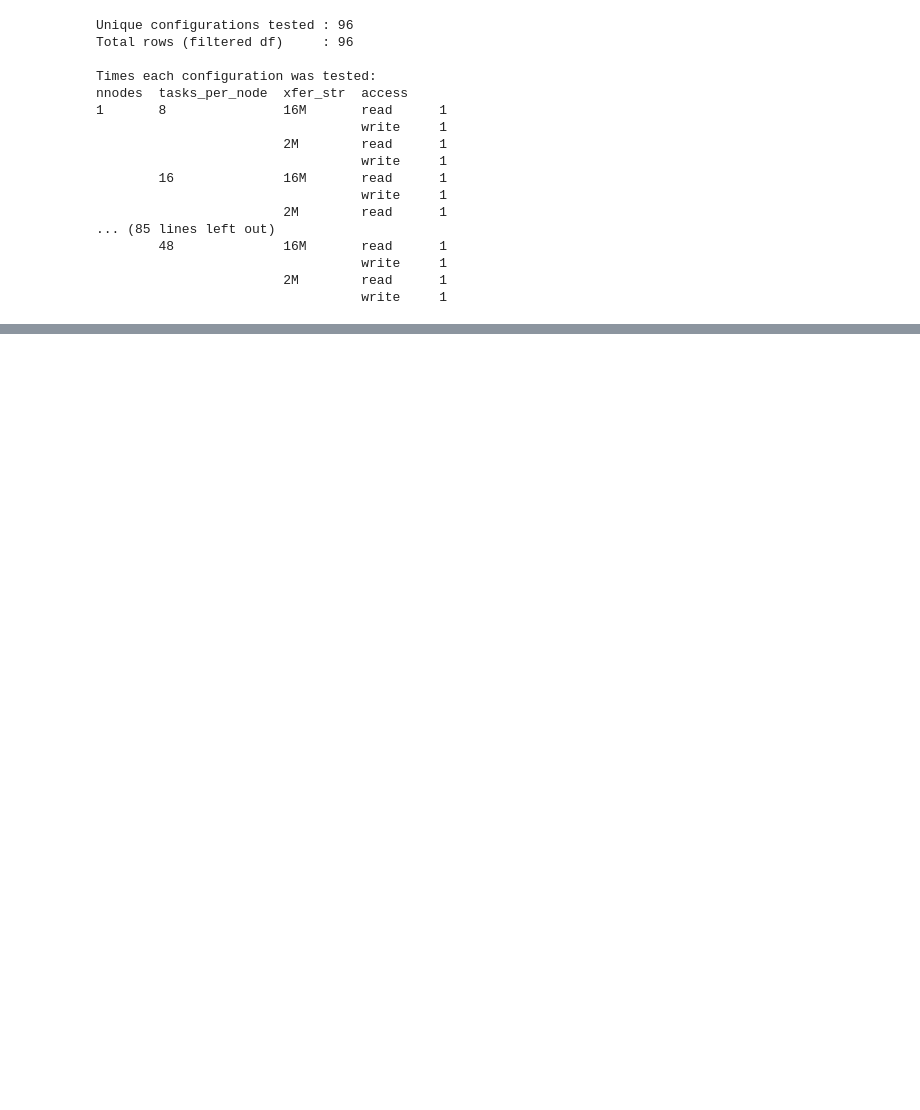
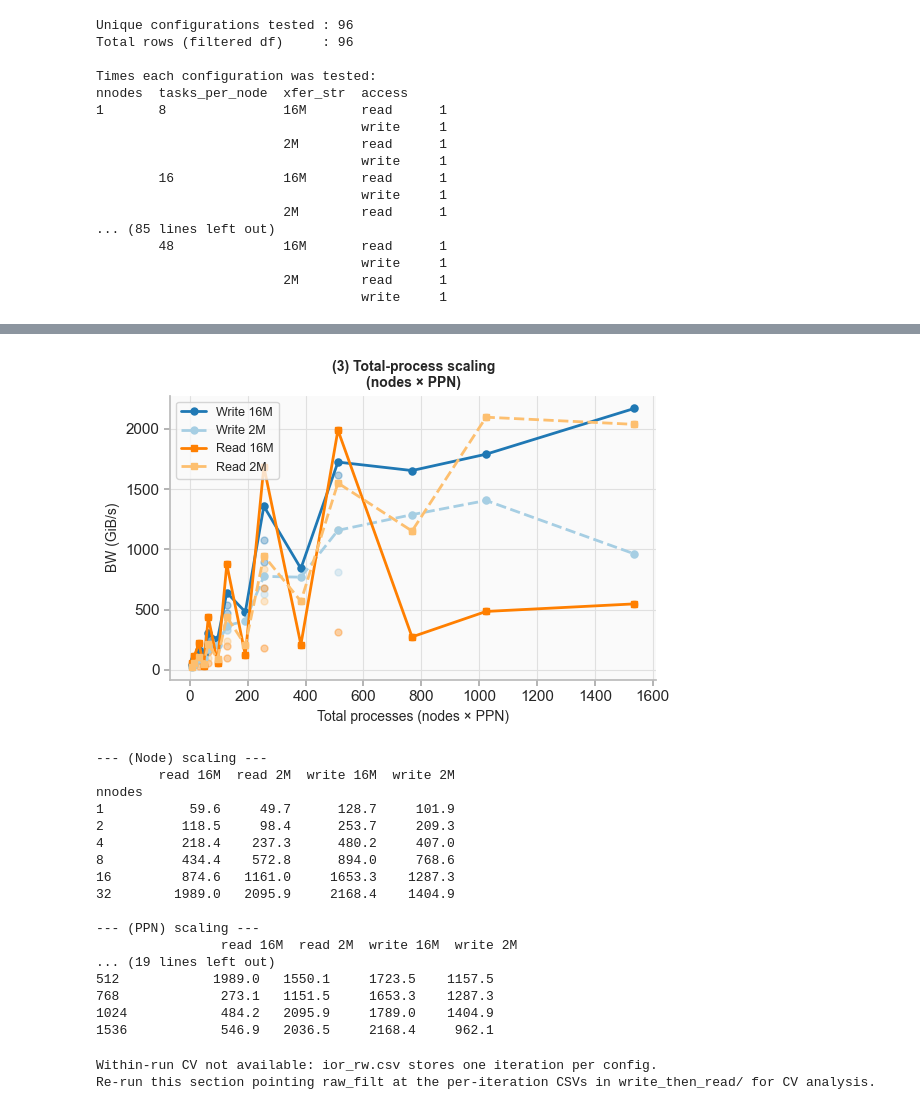
Before and after one commit to cissieAB/pdsw26_daos-bench, a Jupyter notebook: results/aurora/ior/ior_rw_bw.ipynb, the cells around one changed output, grey strips where cells are left out. Saved outputs shown, nothing was run; the diff lists cells and outputs as text; code cells hidden in the pictures; blank space fills up the shorter version.

```diff
--- a/results/aurora/ior/ior_rw_bw.ipynb
+++ b/results/aurora/ior/ior_rw_bw.ipynb
@@ -136,0 +305,79 @@ plt.show()
+# %%
+# ── Figure 2: total-process scaling ───────────────────────────────────────────
+fig2, ax2 = plt.subplots(figsize=(6, 4))
+
+for (access, xfer), style in series_styles.items():
+    sub = s_all[(s_all["access"] == access) & (s_all["xfer_str"] == xfer)]
+    tp  = sub.groupby("total_procs")["mean_bw"].max().reset_index().sort_values("total_procs")
+    ax2.scatter(sub["total_procs"], sub["mean_bw"],
+                color=style["color"], alpha=0.35, s=25)
+    ax2.plot(tp["total_procs"], tp["mean_bw"],
+             color=style["color"], linestyle=style["linestyle"],
+             marker=style["marker"], markersize=5, label=style["label"])
+
+ax2.set_xlabel("Total processes (nodes × PPN)")
+ax2.set_ylabel("BW (GiB/s)")
+ax2.set_title("(3) Total-process scaling\n(nodes × PPN)", fontsize=10, fontweight="bold")
+ax2.legend(fontsize=9)
+ax2.tick_params(axis="both", length=4, color="#aaaaaa")
+for sp in ax2.spines.values():
+    sp.set_color("#bbbbbb")
+
+fig2.tight_layout()
+plt.savefig("ior-scaling-total-procs.pdf", bbox_inches="tight")
+plt.show()
+
+# ── Numerical summary ──────────────────────────────────────────────────────────
+for dim, grp_col in [("Node", "nnodes"), ("PPN", "tasks_per_node"), ("TotalProcs", "total_procs")]:
+    tbl = (
+        s_all.groupby(["access", "xfer_str", grp_col])["mean_bw"]
+        .max()
+        .reset_index()
+        .pivot(index=grp_col, columns=["access", "xfer_str"], values="mean_bw")
+    )
+    tbl.columns = [f"{a} {x}" for a, x in tbl.columns]
+    print(f"\n--- ({dim}) scaling ---")
+    print(tbl.to_string(float_format="{:.1f}".format))
+# %% [output]
+[figure, added]
+--- (Node) scaling ---
+        read 16M  read 2M  write 16M  write 2M
+nnodes
+1           59.6     49.7      128.7     101.9
+2          118.5     98.4      253.7     209.3
+4          218.4    237.3      480.2     407.0
+8          434.4    572.8      894.0     768.6
+16         874.6   1161.0     1653.3    1287.3
+32        1989.0   2095.9     2168.4    1404.9
+
+--- (PPN) scaling ---
+                read 16M  read 2M  write 16M  write 2M
+... (19 lines left out)
+512            1989.0   1550.1     1723.5    1157.5
+768             273.1   1151.5     1653.3    1287.3
+1024            484.2   2095.9     1789.0    1404.9
+1536            546.9   2036.5     2168.4     962.1
+# %%
+CV_THRESH = 10.0  # percent — coefficient of variation threshold
+
+if (stats["n_iters"] == 1).all():
+    print("Within-run CV not available: ior_rw.csv stores one iteration per config.")
+    print("Re-run this section pointing raw_filt at the per-iteration CSVs in write_then_read/ for CV analysis.")
+else:
+    stats["std_bw"] = raw_filt.groupby(config_cols)["bw(GiB/s)"].std().values
+    stats["cv_pct"] = stats["std_bw"] / stats["mean_bw"] * 100
+    high_cv = stats[stats["cv_pct"] > CV_THRESH].sort_values("cv_pct", ascending=False)
+    if high_cv.empty:
+        print(f"All configs have CV ≤ {CV_THRESH}% — within-run variance is low.")
+    else:
+        print(f"{len(high_cv)} configs have CV > {CV_THRESH}% (high within-run variance):")
+        print(
+            high_cv[["access", "xfer_str", "nnodes", "tasks_per_node",
+                      "mean_bw", "std_bw", "cv_pct"]]
+            .rename(columns={"mean_bw": "mean BW (GiB/s)", "std_bw": "std (GiB/s)",
+                             "cv_pct": "CV (%)", "tasks_per_node": "ppn"})
+            .to_string(index=False)
+        )
+# %% [output]
+Within-run CV not available: ior_rw.csv stores one iteration per config.
+Re-run this section pointing raw_filt at the per-iteration CSVs in write_then_read/ for CV analysis.
```
Also changed, not shown: parts of 10 cells of this notebook, 7 other files.
